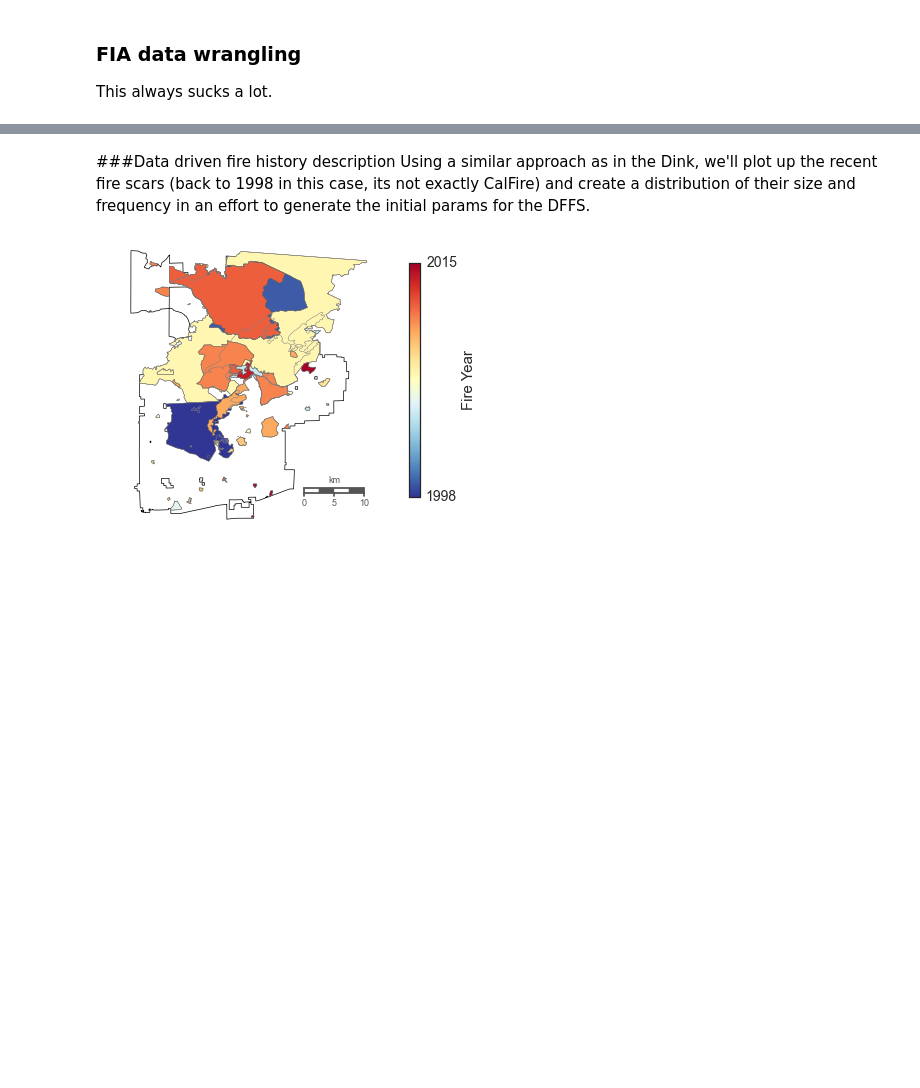
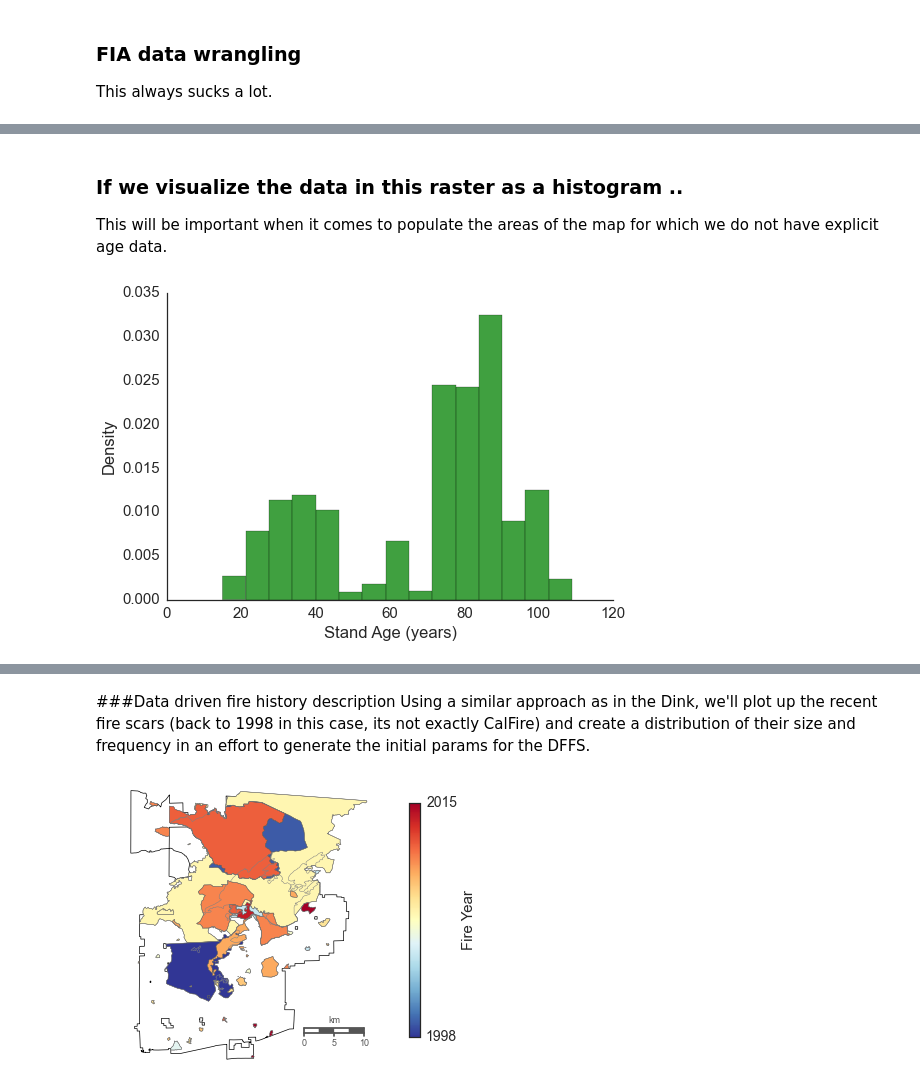
Before and after one commit to djkrofch/Osceola, a Jupyter notebook: Osceola_ModelSetup.ipynb, the cells around one changed output, grey strips where cells are left out. Drawn from its saved outputs; the diff is of its cells as text; code cells hidden in the pictures; blank space fills up the shorter version.

```diff
--- a/Osceola_ModelSetup.ipynb
+++ b/Osceola_ModelSetup.ipynb
@@ -444,0 +508,11 @@ plotsubsetLL = plotsubset[(plotsubset.LAT > 30.17) &
+# %% [markdown]
+### If we visualize the data in this raster as a histogram ..
+This will be important when it comes to populate the areas of the map for which we do not have explicit age data.
+# %%
+# the histogram of the data
+n, bins, patches = plt.hist(vegAgeData[vegAgeData > 10], 15, normed=1, facecolor='green', alpha=0.75)
+plt.xlabel('Stand Age (years)')
+plt.ylabel('Density')
+sns.despine()
+# %% [output]
+[figure, added]
```
Also changed, not shown: parts of 26 cells of this notebook.
